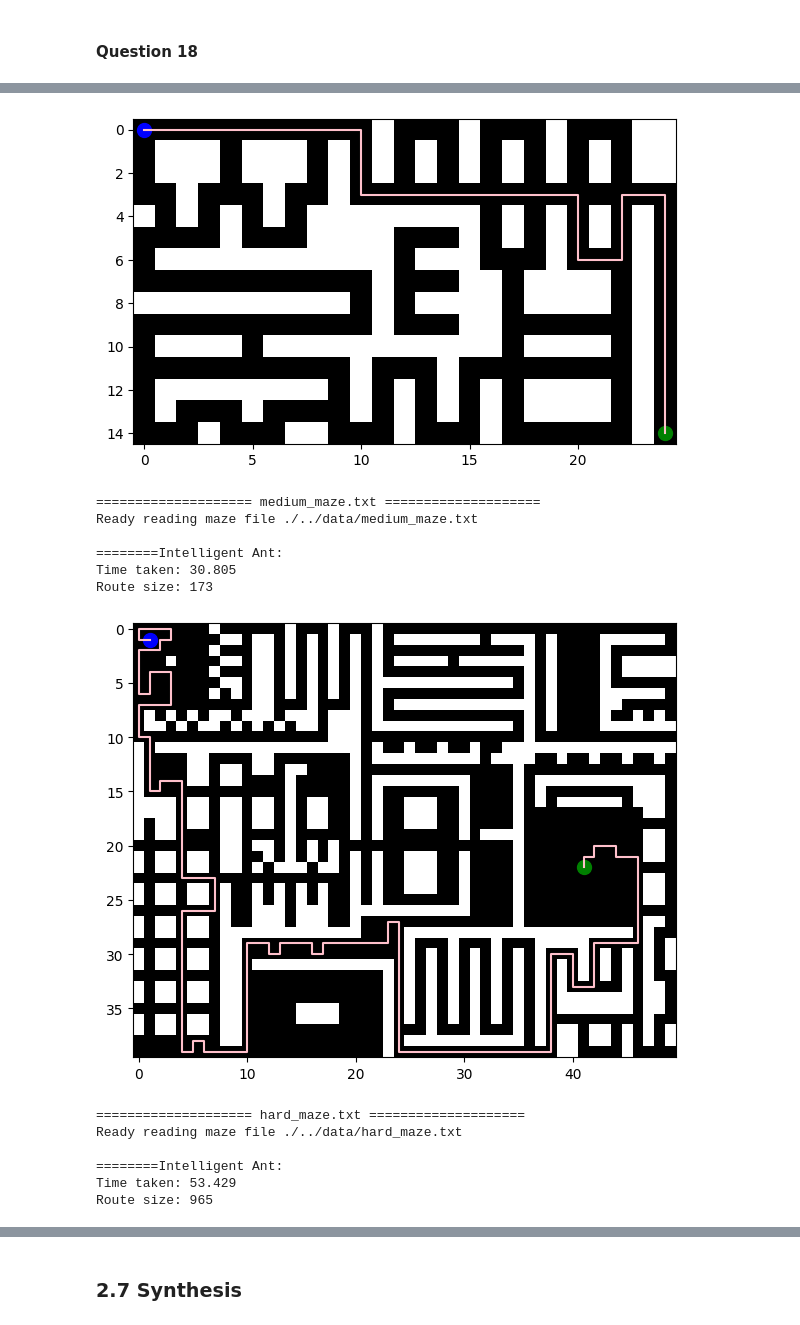
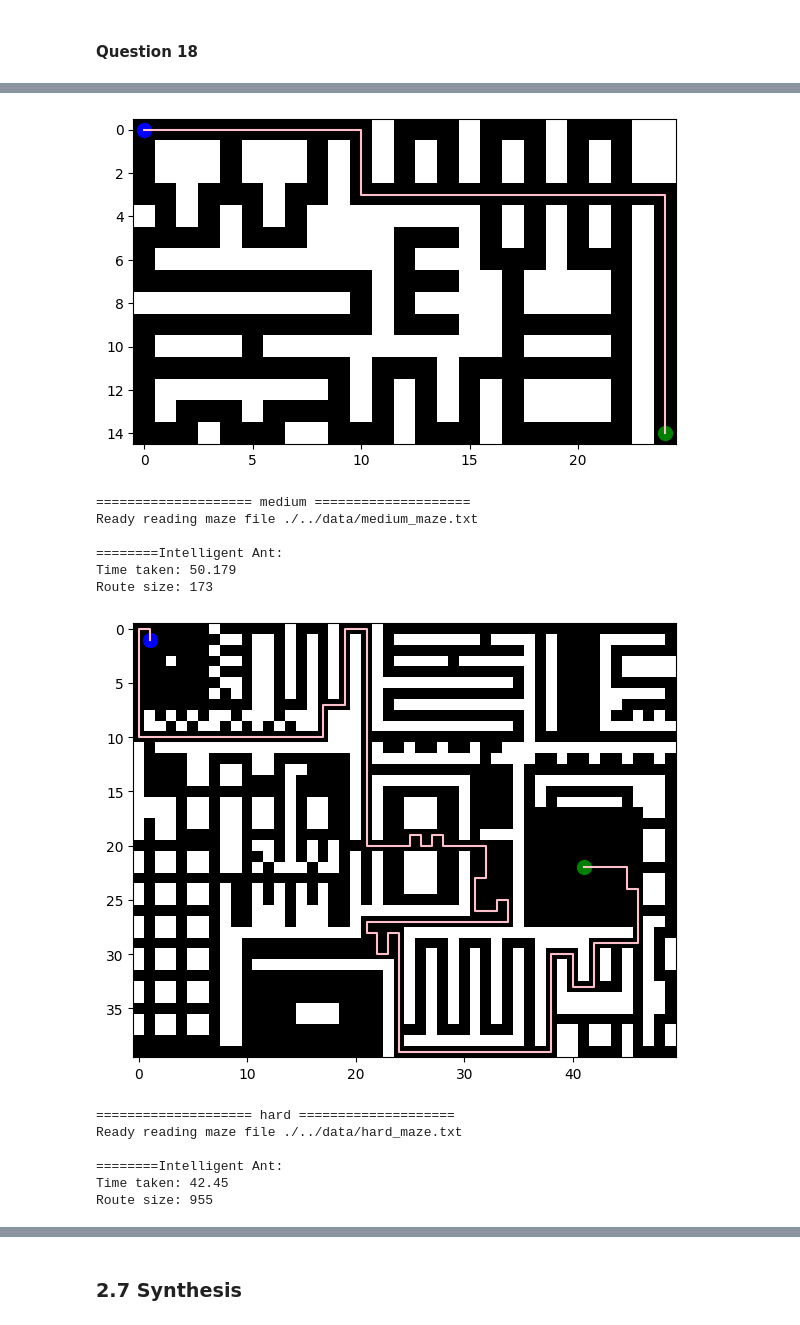
Before and after one commit to Alex-Ion14/CI_Lab_2, a Jupyter notebook: src/Main.ipynb, the cells around one changed output, grey strips where cells are left out. Saved outputs shown, nothing was run; the diff lists cells and outputs as text; code cells hidden in the pictures.

```diff
--- a/src/Main.ipynb
+++ b/src/Main.ipynb
@@ -925,7 +931,7 @@ def optimize_hyperparameter(maze, spec, ants_per_gen, no_gen, q, evap, alpha, be
     aco = AntColonyOptimization(maze, ants_per_gen, no_gen, q, evap, alpha, beta, stop_limit, max_iter, m)
 
     start_time = int(round(time.time() * 1000))
-    shortest_route = aco.find_shortest_route(spec, True)
+    shortest_route = aco.find_shortest_route(spec)
     time_taken = (int(round(time.time() * 1000)) - start_time) / 1000.0
 
     return (shortest_route.size(), time_taken)
@@ -1060,7 +1089,7 @@ _Put your code blocks above (if any) and write your answer here._
 # %%
 mazes = [
     ("easy", [20, 100, 500, 0.1, 20]),
-    ("medium", [20, 100, 1000, 0.1, 40]),
+    ("medium", [50, 50, 500, 0.2, 20]),
     ("hard", [20, 50, 1000, 0.1, 20]),
 ]
 
@@ -1100,14 +1129,14 @@ Route size: 44
-[figure, old version]
+[figure, new version]
-==================== medium_maze.txt ====================
+==================== medium ====================
 Ready reading maze file ./../data/medium_maze.txt
 
 ========Intelligent Ant:
-Time taken: 30.805
+Time taken: 50.179
 Route size: 173
-[figure, old version]
+[figure, new version]
-==================== hard_maze.txt ====================
+==================== hard ====================
 Ready reading maze file ./../data/hard_maze.txt
 
 ========Intelligent Ant:
-Time taken: 53.429
-Route size: 965
+Time taken: 42.45
+Route size: 955
```
Also changed, not shown: parts of 20 cells of this notebook, 6 other files.
